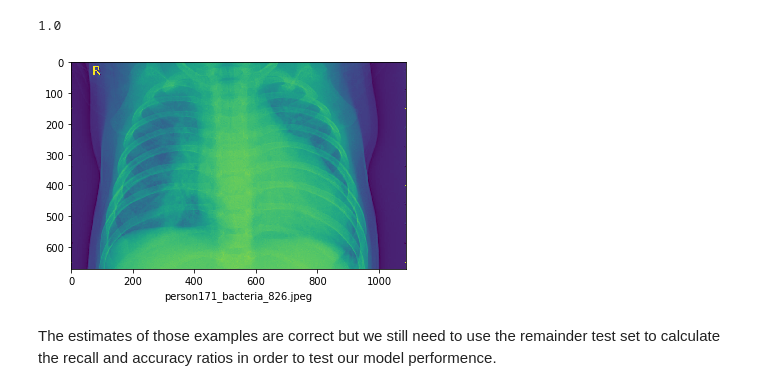
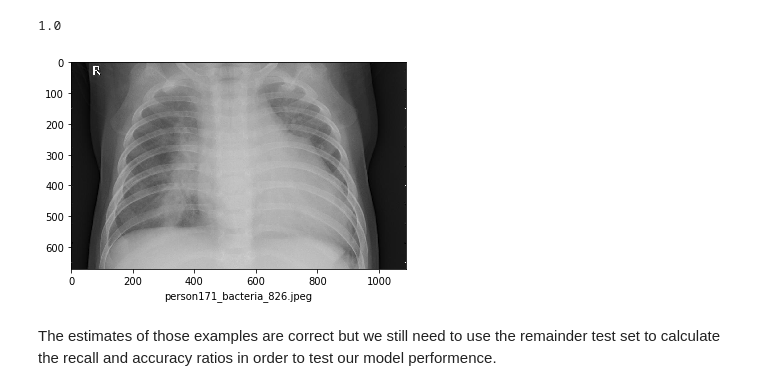
Before and after one commit to JasonVictor17/Udacity-Capstone-Project, a Jupyter notebook: Pneumonia_detect.ipynb, the cells around one changed output. Cells and saved outputs as stored; diff of their text form; code cells hidden in the pictures.

```diff
--- a/Pneumonia_detect.ipynb
+++ b/Pneumonia_detect.ipynb
@@ -414,11 +434,11 @@ classes[np.argmax(result)]
 # %% [output]
 1.0
 # %%
-plt.imshow(plt.imread(image_path))
+plt.imshow(plt.imread(image_path), cmap='gray')
 plt.xlabel(images[index])
 plt.show()
 # %% [output]
-[figure, old version]
+[figure, new version]
 # %% [markdown]
 The estimates of those examples are correct but we still need to use the remainder test set to calculate the recall and accuracy ratios in order to test our model performence.
 # %% [markdown]
```
Also changed, not shown: parts of 16 cells of this notebook, 2 other files.
